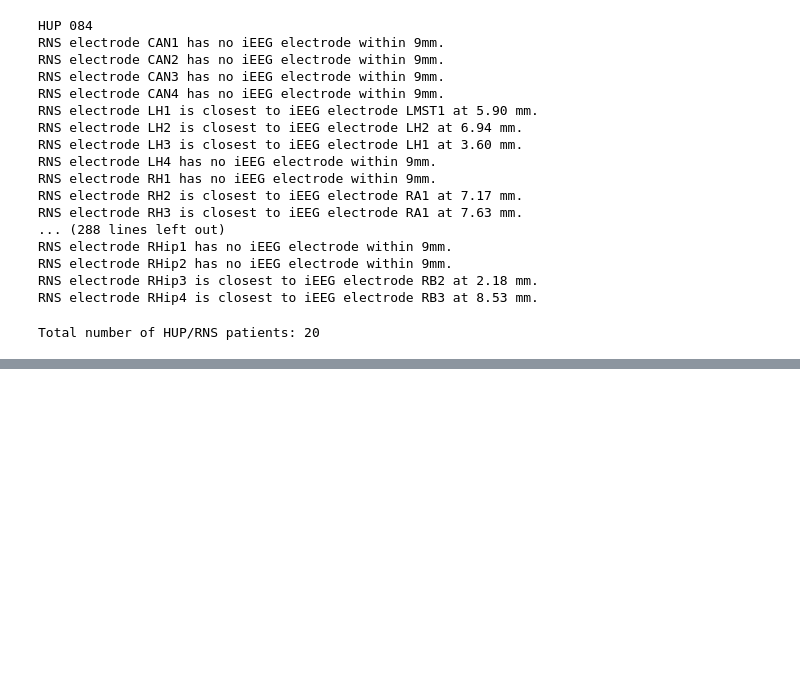
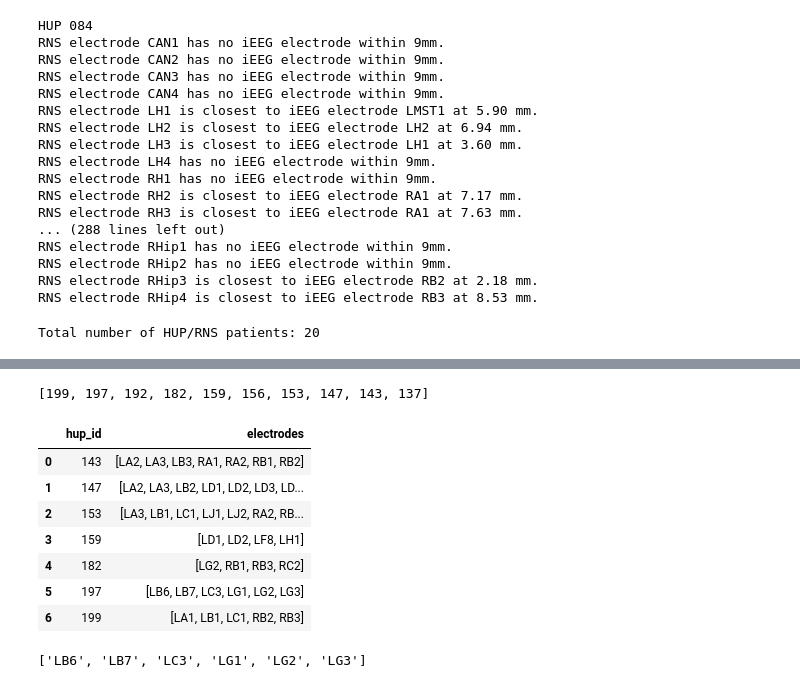
Before and after one commit to devincma/asm_synchrony_paper, a Jupyter notebook: synchrony/rns_colocate.ipynb, the cells around one changed output, grey strips where cells are left out. Cells and saved outputs as stored; diff of their text form; code cells hidden in the pictures; blank space fills up the shorter version.

```diff
--- a/synchrony/rns_colocate.ipynb
+++ b/synchrony/rns_colocate.ipynb
@@ -80,0 +149,5 @@ Total number of HUP/RNS patients: 20
+# %%
+rns_nina_hup_ids = nina_patients_df["hup_id"].tolist()
+rns_nina_hup_ids
+# %% [output]
+[199, 197, 192, 182, 159, 156, 153, 147, 143, 137]
@@ -80,0 +178,67 @@ Total number of HUP/RNS patients: 20
+# %%
+# Create an empty list to store hup_id and corresponding ieeg electrodes
+data = []
+
+for row in rns_data:
+    patient_id = row[0][0]
+    institution = patient_id[:3]
+    if institution != "HUP":
+        continue
+    hup_id = patient_id[3:]
+
+    # if int(hup_id) not in rns_nina_completed_hup_ids:
+    if int(hup_id) not in rns_nina_hup_ids:
+        continue
+
+    ieeg_electrodes, ieeg_coordinates = row[2], row[3]
+    rns_electrodes, rns_coordinates = row[10], row[13]
+
+    # If any of the fields are empty, skip
+    if not all(
+        len(field[0])
+        for field in [
+            ieeg_electrodes,
+            ieeg_coordinates,
+            rns_electrodes,
+            rns_coordinates,
+        ]
+    ):
+        continue
+
+    # Calculate the pairwise distances between iEEG and RNS electrodes
+    distances = distance.cdist(ieeg_coordinates, rns_coordinates, metric="euclidean")
+
+    # For each RNS electrode, find the closest iEEG electrode within 5mm
+    closest_ieeg_electrodes = []
+    for j, rns_electrode in enumerate(rns_electrodes):
+        closest_ieeg_distance = float("inf")
+        closest_ieeg_electrode = None
+        for i, ieeg_distance in enumerate(distances[:, j]):
+            if ieeg_distance < closest_ieeg_distance and ieeg_distance < MAX_DIST:
+                closest_ieeg_distance = ieeg_distance
+                closest_ieeg_electrode = ieeg_electrodes[i]
+
+        if closest_ieeg_electrode:
+            closest_ieeg_electrodes.append(closest_ieeg_electrode[0][0])
+
+    if len(closest_ieeg_electrodes) > 2:
+        # Append the hup_id and unique closest_ieeg_electrodes (sorted) to the data list
+        data.append([int(hup_id), sorted(list(set(closest_ieeg_electrodes)))])
+
+# Convert the data list into a pandas DataFrame
+df = pd.DataFrame(data, columns=["hup_id", "electrodes"])
+df
+# %% [output]
+|  | hup_id | electrodes |
+| 0 | 143 | [LA2, LA3, LB3, RA1, RA2, RB1, RB2] |
+| 1 | 147 | [LA2, LA3, LB2, LD1, LD2, LD3, LD... |
+| 2 | 153 | [LA3, LB1, LC1, LJ1, LJ2, RA2, RB... |
+| 3 | 159 | [LD1, LD2, LF8, LH1] |
+| 4 | 182 | [LG2, RB1, RB3, RC2] |
+| 5 | 197 | [LB6, LB7, LC3, LG1, LG2, LG3] |
+| 6 | 199 | [LA1, LB1, LC1, RB2, RB3] |
+# %%
+# Get the list of electrodes for huo_id = 147
+df[df["hup_id"] == 197]["electrodes"].tolist()[0]
+# %% [output]
+['LB6', 'LB7', 'LC3', 'LG1', 'LG2', 'LG3']
```
Also changed, not shown: parts of 9 cells of this notebook, 28 other files.
